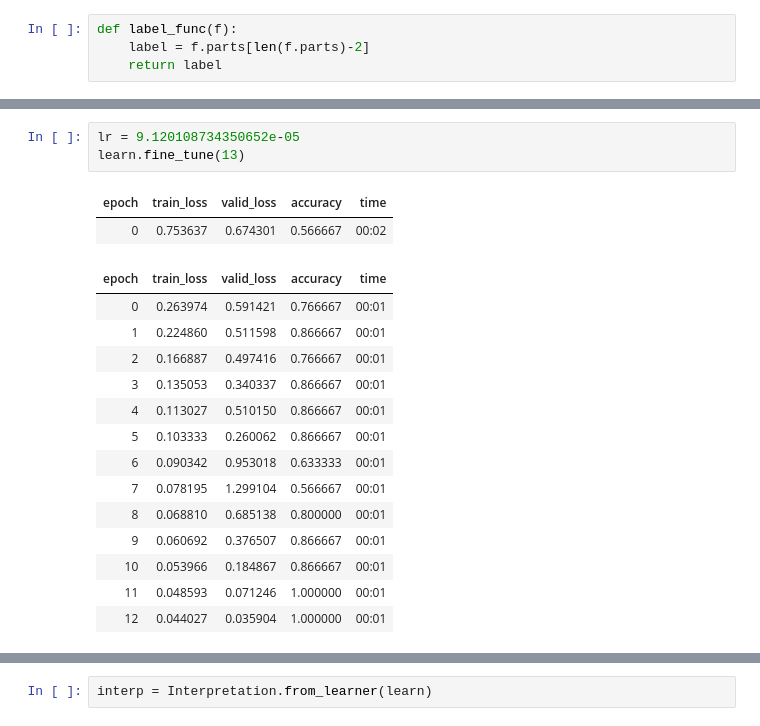
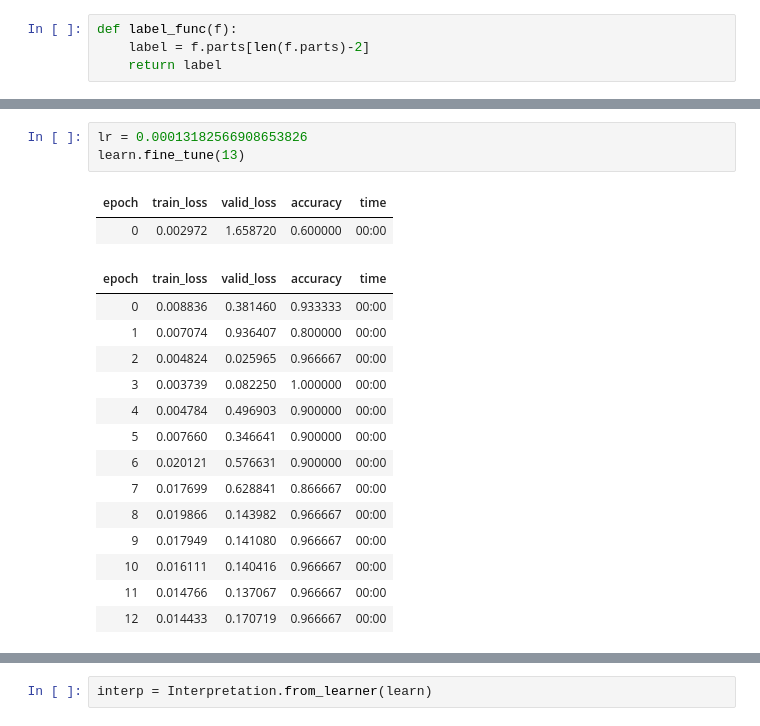
Before and after one commit to AretasSensorNetworks/GunPointImageFieldExample, a Jupyter notebook: TestGAF-Gunpoint.ipynb, the cells around one changed output, grey strips where cells are left out. Drawn from its saved outputs; the diff is of its cells as text.

```diff
--- a/TestGAF-Gunpoint.ipynb
+++ b/TestGAF-Gunpoint.ipynb
@@ -59,23 +54,23 @@ SuggestedLRs(valley=9.120108734350652e-05)
 # %%
-lr = 9.120108734350652e-05
+lr = 0.00013182566908653826
 learn.fine_tune(13)
 # %% [output]
 | epoch | train_loss | valid_loss | accuracy | time |
-| 0 | 0.753637 | 0.674301 | 0.566667 | 00:02 |
+| 0 | 0.002972 | 1.658720 | 0.600000 | 00:00 |
 | epoch | train_loss | valid_loss | accuracy | time |
-| 0 | 0.263974 | 0.591421 | 0.766667 | 00:01 |
-| 1 | 0.224860 | 0.511598 | 0.866667 | 00:01 |
-| 2 | 0.166887 | 0.497416 | 0.766667 | 00:01 |
-| 3 | 0.135053 | 0.340337 | 0.866667 | 00:01 |
-| 4 | 0.113027 | 0.510150 | 0.866667 | 00:01 |
-| 5 | 0.103333 | 0.260062 | 0.866667 | 00:01 |
-| 6 | 0.090342 | 0.953018 | 0.633333 | 00:01 |
-| 7 | 0.078195 | 1.299104 | 0.566667 | 00:01 |
-| 8 | 0.068810 | 0.685138 | 0.800000 | 00:01 |
-| 9 | 0.060692 | 0.376507 | 0.866667 | 00:01 |
-| 10 | 0.053966 | 0.184867 | 0.866667 | 00:01 |
-| 11 | 0.048593 | 0.071246 | 1.000000 | 00:01 |
-| 12 | 0.044027 | 0.035904 | 1.000000 | 00:01 |
+| 0 | 0.008836 | 0.381460 | 0.933333 | 00:00 |
+| 1 | 0.007074 | 0.936407 | 0.800000 | 00:00 |
+| 2 | 0.004824 | 0.025965 | 0.966667 | 00:00 |
+| 3 | 0.003739 | 0.082250 | 1.000000 | 00:00 |
+| 4 | 0.004784 | 0.496903 | 0.900000 | 00:00 |
+| 5 | 0.007660 | 0.346641 | 0.900000 | 00:00 |
+| 6 | 0.020121 | 0.576631 | 0.900000 | 00:00 |
+| 7 | 0.017699 | 0.628841 | 0.866667 | 00:00 |
+| 8 | 0.019866 | 0.143982 | 0.966667 | 00:00 |
+| 9 | 0.017949 | 0.141080 | 0.966667 | 00:00 |
+| 10 | 0.016111 | 0.140416 | 0.966667 | 00:00 |
+| 11 | 0.014766 | 0.137067 | 0.966667 | 00:00 |
+| 12 | 0.014433 | 0.170719 | 0.966667 | 00:00 |
 # %%
 learn.show_results()
 # %% [output]
```
Also changed, not shown: parts of 10 cells of this notebook, 3 other files.
